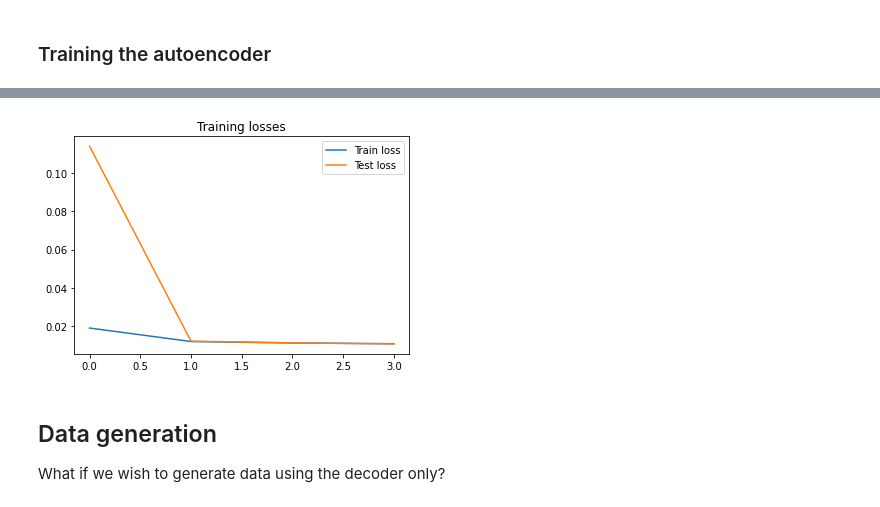
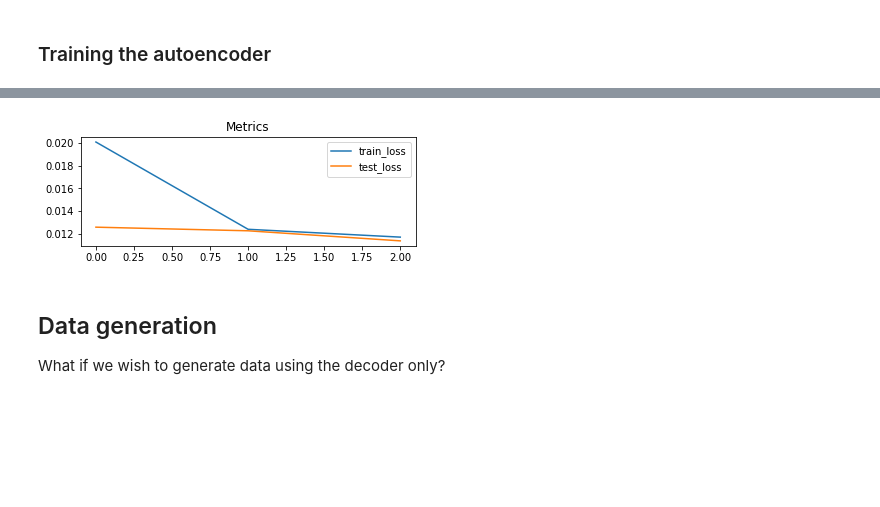
Before and after one commit to ilgabbio/meetup-generative-models2, a Jupyter notebook: 01_autoencoders.ipynb, the cells around one changed output, grey strips where cells are left out. Cells and saved outputs as stored; diff of their text form; code cells hidden in the pictures; blank space fills up the shorter version.

```diff
--- a/01_autoencoders.ipynb
+++ b/01_autoencoders.ipynb
@@ -180,9 +180,12 @@ test_loss[2] = 0.01061754627449877
 # %%
-from plotting import plot_losses
-
-plot_losses(loss_dtr, loss_dte)
+from training import save_model
+save_model('models/dae', dae, metrics_dae)
-# %% [output]
-[figure, removed]
+# %%
+from training import load_model
+dae, metrics_dae = load_model('models/dae', Autoencoder())
+metrics_dae.plot()
+# %% [output]
+[figure, added]
 # %% [markdown]
 ## Data generation
 
```
Also changed, not shown: parts of 10 cells of this notebook, 21 other files.
